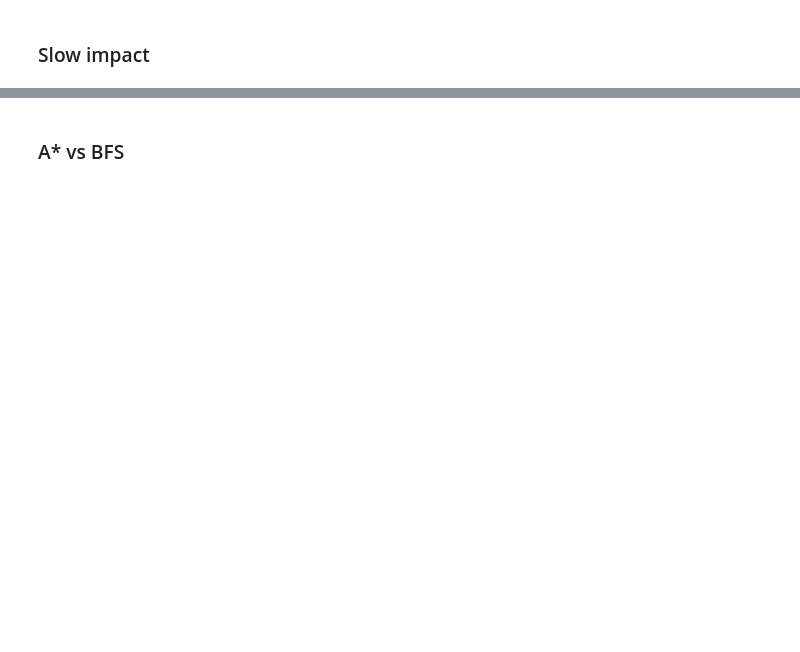
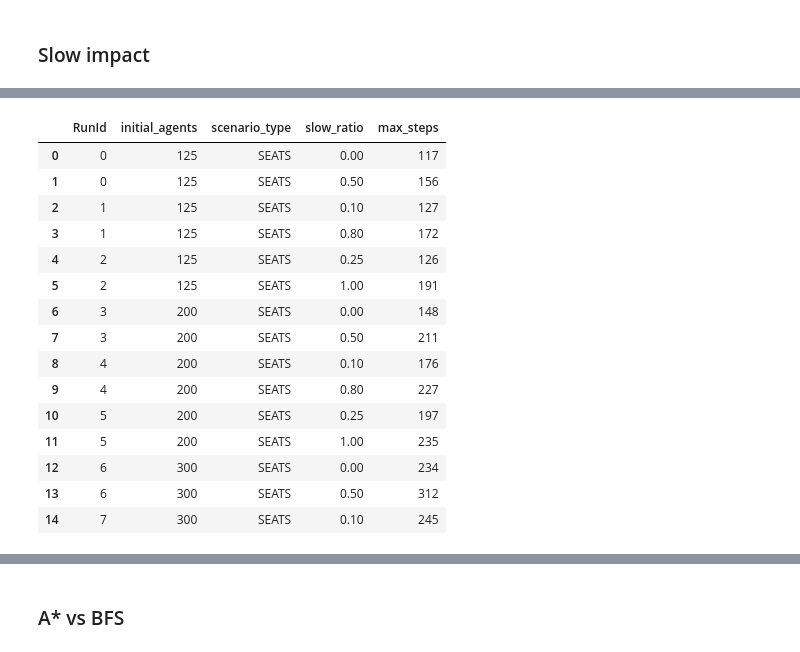
Before and after one commit to MiquelGomezCorral/SMA-MultiAgent-Based-Crowd-Simulation, a Jupyter notebook: notebooks/experiments_results.ipynb, the cells around one changed output, grey strips where cells are left out. Drawn from its saved outputs; the diff is of its cells as text; code cells hidden in the pictures; blank space fills up the shorter version.

```diff
--- a/notebooks/experiments_results.ipynb
+++ b/notebooks/experiments_results.ipynb
@@ -499,0 +576,9 @@ aggressive_ratio
+# %%
+
+df_slow = pd.concat([
+    pd.read_csv(experiments['experiments_results_slow_agents_impact_1']),
+    pd.read_csv(experiments['experiments_results_slow_agents_impact_2']),
+])
+
+df_slow.groupby(["RunId", "iteration", "initial_agents","scenario_type", 'slow_ratio'])["Step"].max()
+# df_slow.head(200)
@@ -499,0 +599,23 @@ aggressive_ratio
+# %%
+
+# Get max steps per run by scenario, agent count, and slow ratio
+max_steps_slow = df_slow.groupby(["RunId", "initial_agents", "scenario_type", "slow_ratio"])["Step"].max().reset_index()
+max_steps_slow.columns = ["RunId", "initial_agents", "scenario_type", "slow_ratio", "max_steps"]
+max_steps_slow.head(15)
+# %% [output]
+|  | RunId | initial_agents | scenario_type | slow_ratio | max_steps |
+| 0 | 0 | 125 | SEATS | 0.00 | 117 |
+| 1 | 0 | 125 | SEATS | 0.50 | 156 |
+| 2 | 1 | 125 | SEATS | 0.10 | 127 |
+| 3 | 1 | 125 | SEATS | 0.80 | 172 |
+| 4 | 2 | 125 | SEATS | 0.25 | 126 |
+| 5 | 2 | 125 | SEATS | 1.00 | 191 |
+| 6 | 3 | 200 | SEATS | 0.00 | 148 |
+| 7 | 3 | 200 | SEATS | 0.50 | 211 |
+| 8 | 4 | 200 | SEATS | 0.10 | 176 |
+| 9 | 4 | 200 | SEATS | 0.80 | 227 |
+| 10 | 5 | 200 | SEATS | 0.25 | 197 |
+| 11 | 5 | 200 | SEATS | 1.00 | 235 |
+| 12 | 6 | 300 | SEATS | 0.00 | 234 |
+| 13 | 6 | 300 | SEATS | 0.50 | 312 |
+| 14 | 7 | 300 | SEATS | 0.10 | 245 |
```
Also changed, not shown: parts of 38 cells of this notebook, 2 other files.
